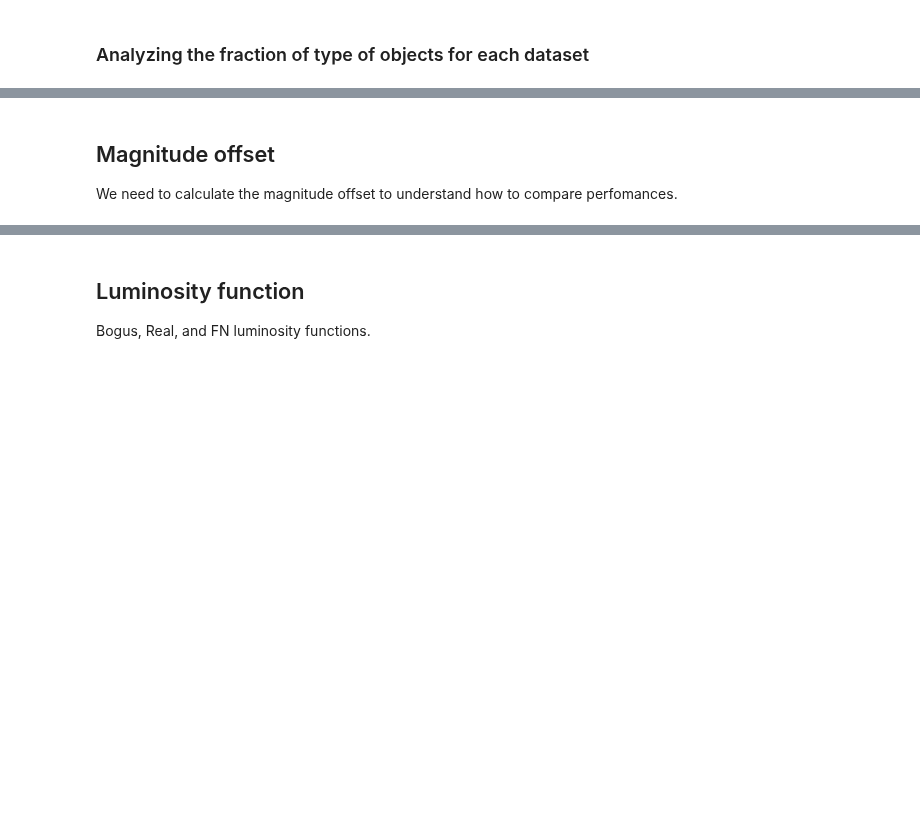
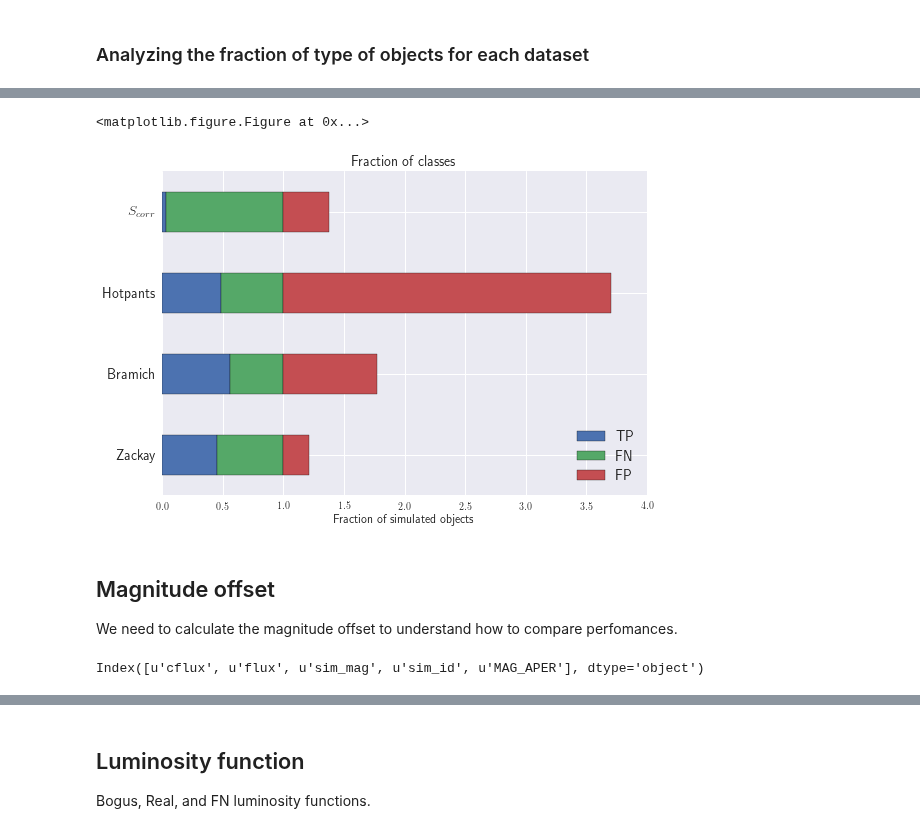
Before and after one commit to BrunoSanchez/RBMLearning, a Jupyter notebook: Plots-Threesome.ipynb, the cells around one changed output, grey strips where cells are left out. Drawn from its saved outputs; the diff is of its cells as text; code cells hidden in the pictures; blank space fills up the shorter version.

```diff
--- a/Plots-Threesome.ipynb
+++ b/Plots-Threesome.ipynb
@@ -185,18 +217,21 @@ print df2.to_latex()
 # %%
 plt.figure(figsize=(12, 2))
 df2[['TP', 'FN', 'FP']].plot.barh(stacked=True)
 plt.title('Fraction of classes', fontsize=14)
 plt.xscale('linear')
 plt.xlabel('Fraction of simulated objects', fontsize=12)
 plt.xlim(0, 4.)
-plt.yticks([0,1,2,3], ['Zackay', 'Bramich', 'Hotpants', 'S_corr'], fontsize=14)
+plt.yticks([0,1,2,3], ['Zackay', 'Bramich', 'Hotpants', '$S_{corr}$'], fontsize=14)
 
 plt.vlines(df2[1:2]['Real'], -0.4, 2.3, lw=0.3)
 plt.vlines(df2[1:2]['Real']+df2[1:2]['False Neg'], -0.4, 2.3, lw=0.6)
 
 plt.tight_layout()
 plt.legend(loc='lower right', fontsize=14)
 plt.savefig(os.path.join(plot_dir, 'fractions_classes.svg'), dpi=700)
+# %% [output]
+<matplotlib.figure.Figure at 0x...>
+[figure, added]
 # %% [markdown]
 ## Magnitude offset
 
@@ -216,3 +253,7 @@ FROM Detected
+# %%
+cx_sps.columns
+# %% [output]
+Index([u'cflux', u'flux', u'sim_mag', u'sim_id', u'MAG_APER'], dtype='object')
 # %%
 cx_zps = pd.read_sql_query(
 """SELECT
```
Also changed, not shown: parts of 25 cells of this notebook, 8 other files.
